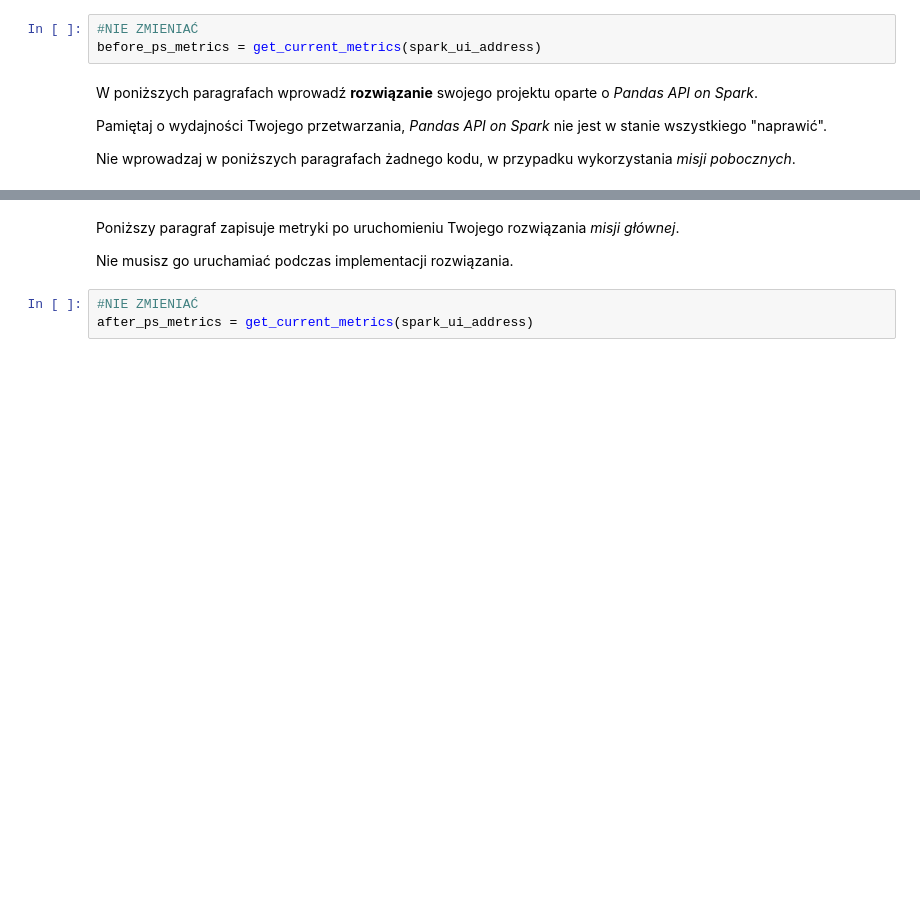
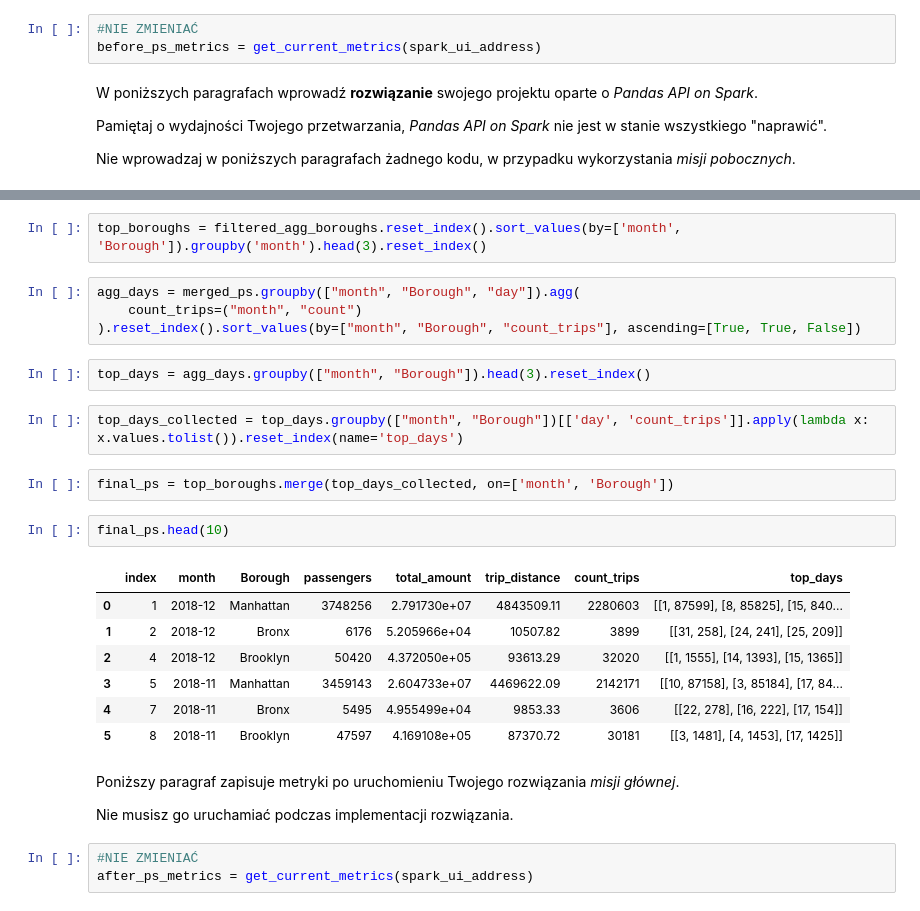
Before and after one commit to maciej-wieczorek/sem7, a Jupyter notebook: BigData/projekt2/zestaw2-PP-python.ipynb, the cells around one changed output, grey strips where cells are left out. Saved outputs shown, nothing was run; the diff lists cells and outputs as text; blank space fills up the shorter version.

```diff
--- a/BigData/projekt2/zestaw2-PP-python.ipynb
+++ b/BigData/projekt2/zestaw2-PP-python.ipynb
@@ -386,3 +415,25 @@ word_counts_pandas.to_json(ps_result_file, orient='index')
+# %%
+top_boroughs = filtered_agg_boroughs.reset_index().sort_values(by=['month', 'Borough']).groupby('month').head(3).reset_index()
+# %%
+agg_days = merged_ps.groupby(["month", "Borough", "day"]).agg(
+    count_trips=("month", "count")
+).reset_index().sort_values(by=["month", "Borough", "count_trips"], ascending=[True, True, False])
+# %%
+top_days = agg_days.groupby(["month", "Borough"]).head(3).reset_index()
+# %%
+top_days_collected = top_days.groupby(["month", "Borough"])[['day', 'count_trips']].apply(lambda x: x.values.tolist()).reset_index(name='top_days')
+# %%
+final_ps = top_boroughs.merge(top_days_collected, on=['month', 'Borough'])
+# %%
+final_ps.head(10)
+# %% [output]
+|  | index | month | Borough | passengers | total_amount | trip_distance | count_trips | top_days |
+| 0 | 1 | 2018-12 | Manhattan | 3748256 | 2.791730e+07 | 4843509.11 | 2280603 | [[1, 87599], [8, 85825], [15, 840... |
+| 1 | 2 | 2018-12 | Bronx | 6176 | 5.205966e+04 | 10507.82 | 3899 | [[31, 258], [24, 241], [25, 209]] |
+| 2 | 4 | 2018-12 | Brooklyn | 50420 | 4.372050e+05 | 93613.29 | 32020 | [[1, 1555], [14, 1393], [15, 1365]] |
+| 3 | 5 | 2018-11 | Manhattan | 3459143 | 2.604733e+07 | 4469622.09 | 2142171 | [[10, 87158], [3, 85184], [17, 84... |
+| 4 | 7 | 2018-11 | Bronx | 5495 | 4.955499e+04 | 9853.33 | 3606 | [[22, 278], [16, 222], [17, 154]] |
+| 5 | 8 | 2018-11 | Brooklyn | 47597 | 4.169108e+05 | 87370.72 | 30181 | [[3, 1481], [4, 1453], [17, 1425]] |
 # %% [markdown]
 Poniższy paragraf zapisuje metryki po uruchomieniu Twojego rozwiązania *misji głównej*.
 
```
Also changed, not shown: parts of 49 cells of this notebook, 2 other files.
